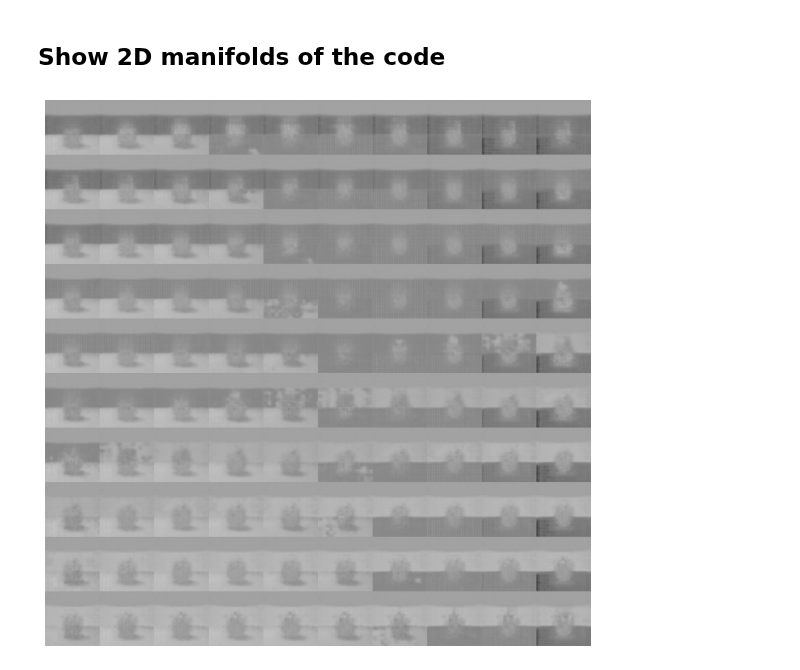
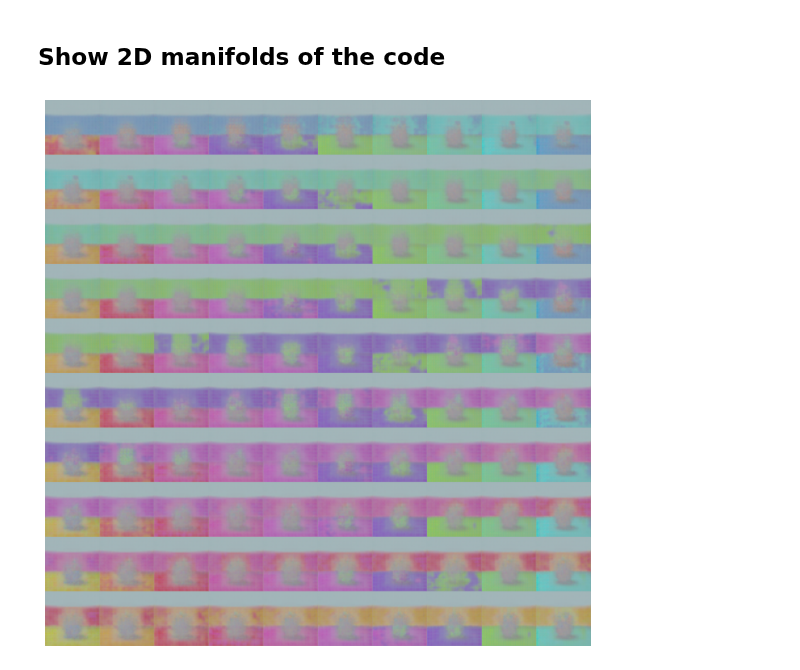
Before and after one commit to gc2321/3546-Deep-Learning, a Jupyter notebook: assign_4/assign_4.ipynb, the cells around one changed output. Drawn from its saved outputs; the diff is of its cells as text; code cells hidden in the pictures.

```diff
--- a/assign_4/assign_4.ipynb
+++ b/assign_4/assign_4.ipynb
@@ -208,27 +208,26 @@ import tensorflow_probability as tfp
 # %%
 def plot_latent_images(model, n, digit_size=64):
     norm = tfp.distributions.Normal(0, 1)
     grid_x = norm.quantile(np.linspace(0.05, 0.95, n))
     grid_y = norm.quantile(np.linspace(0.05, 0.95, n))
     image_width = digit_size * n
     image_height = image_width
     image = np.zeros((image_height, image_width, 3))
 
     for i, yi in enumerate(grid_x):
         for j, xi in enumerate(grid_y):
             z = np.array([[xi, yi]])
             x_decoded = model.sample(z)
-            output_shape = x_decoded[0].shape
-            digit = tf.reshape(x_decoded[0][:,:,0], (output_shape[0], output_shape[1]))
-            digit_rgb = tf.image.grayscale_to_rgb(digit[:,:,tf.newaxis])
+            digit_rgb = tf.image.resize(x_decoded[0], (digit_size, digit_size))
+            digit_rgb = tf.clip_by_value(digit_rgb, 0.0, 1.0)
             image[i * digit_size: (i + 1) * digit_size,
                   j * digit_size: (j + 1) * digit_size] = digit_rgb.numpy()
 
     plt.figure(figsize=(10, 10))
     plt.imshow(image)
     plt.axis('Off')
     plt.show()
+
+plot_latent_images(cvae, 10)
+# %% [output]
+[figure, added]
-# %%
-plot_latent_images(cvae, 10)
-# %% [output]
-[figure, removed]
```
